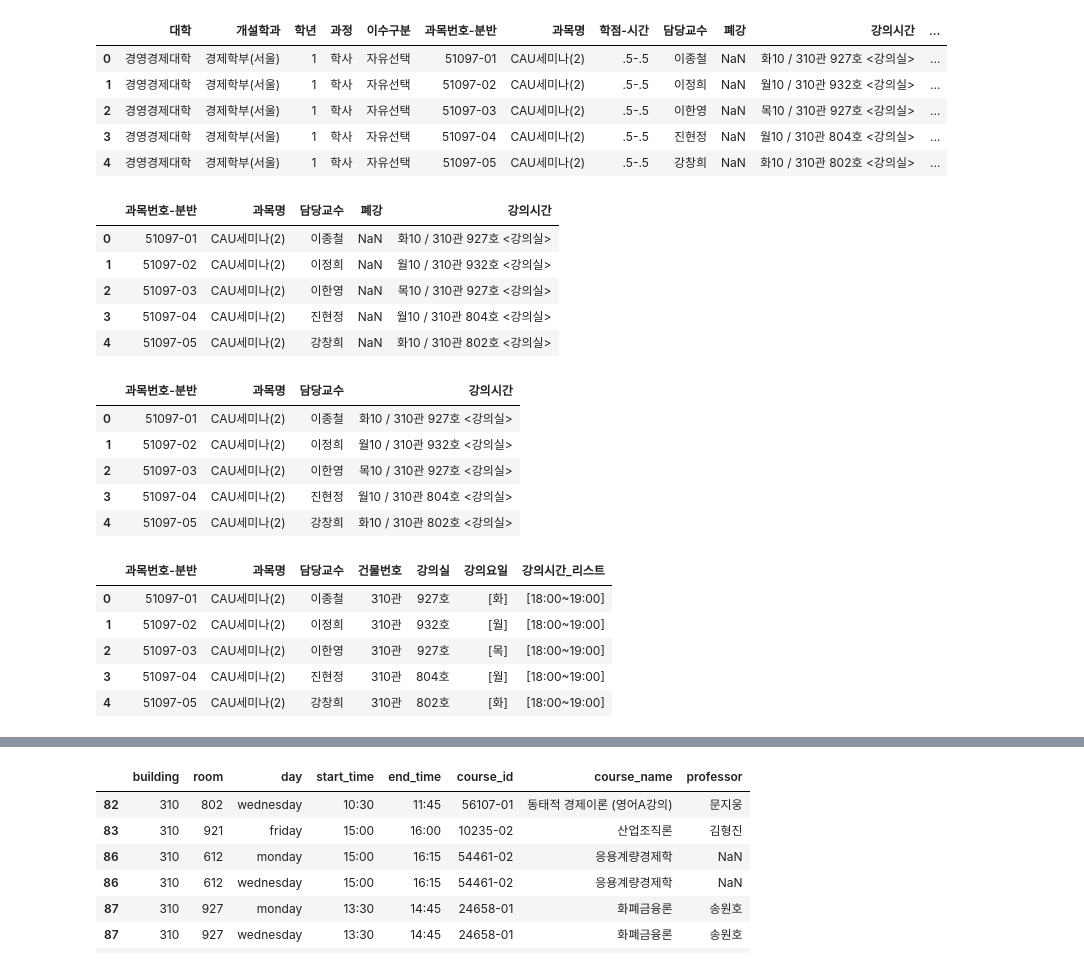
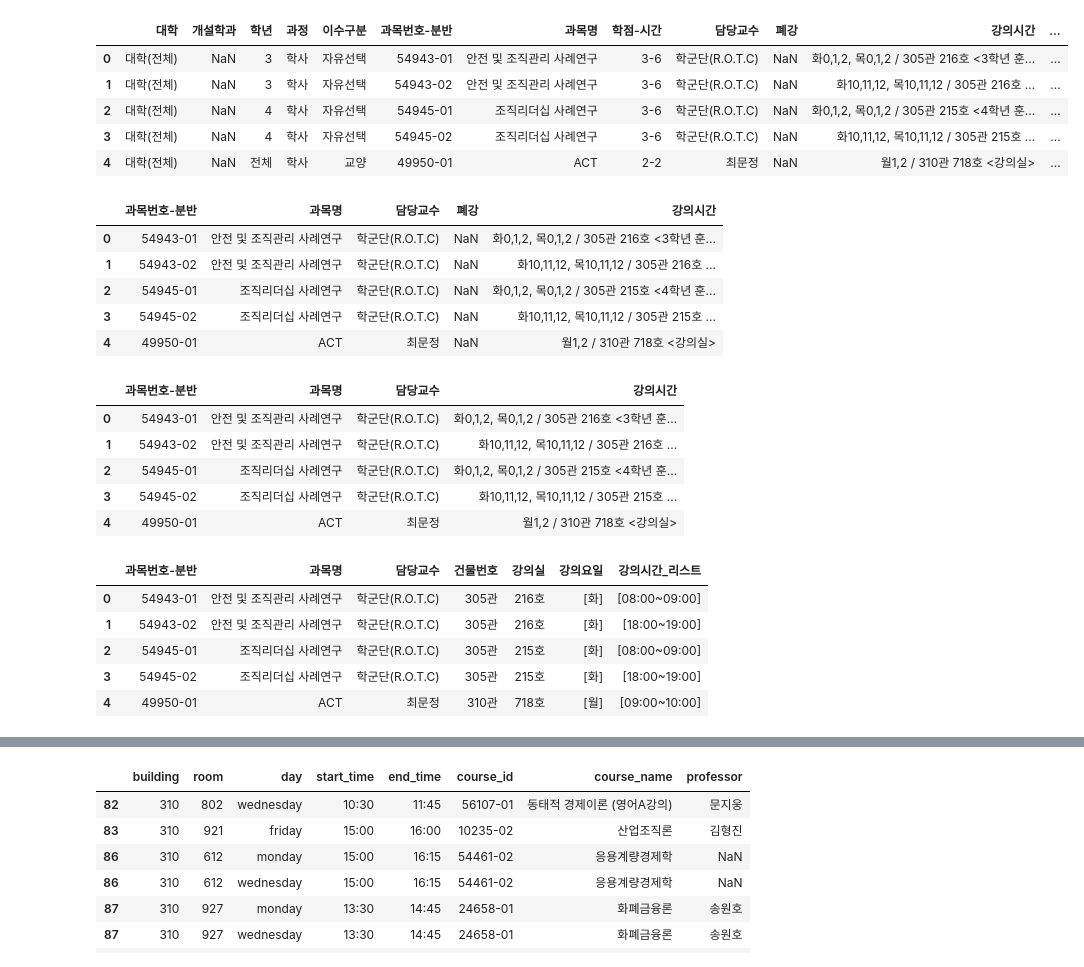
Before and after one commit to Goldeast16/Vacant_Room_Backend, a Jupyter notebook: data/excel2json.ipynb, the cells around one changed output, grey strips where cells are left out. Cells and saved outputs as stored; diff of their text form; code cells hidden in the pictures.

```diff
--- a/data/excel2json.ipynb
+++ b/data/excel2json.ipynb
@@ -3,20 +3,20 @@ import pandas as pd
 import os
 # %%
 # 엑셀 파일 경로
-excel_path = "raw_data/25_2_department_of_economics.xlsx"
+excel_path = "raw_data/cau_2025_timetable.xlsx"
 
 # 엑셀 로드 (첫 시트 기준)
 excel_df = pd.read_excel(excel_path, engine="openpyxl")
 
 # DataFrame 확인
 excel_df.head()
 # %% [output]
 |  | 대학 | 개설학과 | 학년 | 과정 | 이수구분 | 과목번호-분반 | 과목명 | 학점-시간 | 담당교수 | 폐강 | 강의시간 | ... |
-| 0 | 경영경제대학 | 경제학부(서울) | 1 | 학사 | 자유선택 | 51097-01 | CAU세미나(2) | .5-.5 | 이종철 | NaN | 화10 / 310관 927호 <강의실> | ... |
-| 1 | 경영경제대학 | 경제학부(서울) | 1 | 학사 | 자유선택 | 51097-02 | CAU세미나(2) | .5-.5 | 이정희 | NaN | 월10 / 310관 932호 <강의실> | ... |
-| 2 | 경영경제대학 | 경제학부(서울) | 1 | 학사 | 자유선택 | 51097-03 | CAU세미나(2) | .5-.5 | 이한영 | NaN | 목10 / 310관 927호 <강의실> | ... |
-| 3 | 경영경제대학 | 경제학부(서울) | 1 | 학사 | 자유선택 | 51097-04 | CAU세미나(2) | .5-.5 | 진현정 | NaN | 월10 / 310관 804호 <강의실> | ... |
-| 4 | 경영경제대학 | 경제학부(서울) | 1 | 학사 | 자유선택 | 51097-05 | CAU세미나(2) | .5-.5 | 강창희 | NaN | 화10 / 310관 802호 <강의실> | ... |
+| 0 | 대학(전체) | NaN | 3 | 학사 | 자유선택 | 54943-01 | 안전 및 조직관리 사례연구 | 3-6 | 학군단(R.O.T.C) | NaN | 화0,1,2, 목0,1,2 / 305관 216호 <3학년 훈... | ... |
+| 1 | 대학(전체) | NaN | 3 | 학사 | 자유선택 | 54943-02 | 안전 및 조직관리 사례연구 | 3-6 | 학군단(R.O.T.C) | NaN | 화10,11,12, 목10,11,12 / 305관 216호 ... | ... |
+| 2 | 대학(전체) | NaN | 4 | 학사 | 자유선택 | 54945-01 | 조직리더십 사례연구 | 3-6 | 학군단(R.O.T.C) | NaN | 화0,1,2, 목0,1,2 / 305관 215호 <4학년 훈... | ... |
+| 3 | 대학(전체) | NaN | 4 | 학사 | 자유선택 | 54945-02 | 조직리더십 사례연구 | 3-6 | 학군단(R.O.T.C) | NaN | 화10,11,12, 목10,11,12 / 305관 215호 ... | ... |
+| 4 | 대학(전체) | NaN | 전체 | 학사 | 교양 | 49950-01 | ACT | 2-2 | 최문정 | NaN | 월1,2 / 310관 718호 <강의실> | ... |
 # %%
 # 1. 과목번호, 과목명, 담당교수, 폐강, 강의시간만 남기고 제거
 columns_to_keep = ["과목번호-분반", "과목명", "담당교수", "폐강", "강의시간"]
@@ -24,11 +24,11 @@ excel_df = excel_df[columns_to_keep]
 excel_df.head()
 # %% [output]
 |  | 과목번호-분반 | 과목명 | 담당교수 | 폐강 | 강의시간 |
-| 0 | 51097-01 | CAU세미나(2) | 이종철 | NaN | 화10 / 310관 927호 <강의실> |
-| 1 | 51097-02 | CAU세미나(2) | 이정희 | NaN | 월10 / 310관 932호 <강의실> |
-| 2 | 51097-03 | CAU세미나(2) | 이한영 | NaN | 목10 / 310관 927호 <강의실> |
-| 3 | 51097-04 | CAU세미나(2) | 진현정 | NaN | 월10 / 310관 804호 <강의실> |
-| 4 | 51097-05 | CAU세미나(2) | 강창희 | NaN | 화10 / 310관 802호 <강의실> |
+| 0 | 54943-01 | 안전 및 조직관리 사례연구 | 학군단(R.O.T.C) | NaN | 화0,1,2, 목0,1,2 / 305관 216호 <3학년 훈... |
+| 1 | 54943-02 | 안전 및 조직관리 사례연구 | 학군단(R.O.T.C) | NaN | 화10,11,12, 목10,11,12 / 305관 216호 ... |
+| 2 | 54945-01 | 조직리더십 사례연구 | 학군단(R.O.T.C) | NaN | 화0,1,2, 목0,1,2 / 305관 215호 <4학년 훈... |
+| 3 | 54945-02 | 조직리더십 사례연구 | 학군단(R.O.T.C) | NaN | 화10,11,12, 목10,11,12 / 305관 215호 ... |
+| 4 | 49950-01 | ACT | 최문정 | NaN | 월1,2 / 310관 718호 <강의실> |
 # %%
 # 1. 폐강 열이 NaN이 아닌 행 제거
 excel_df = excel_df[excel_df["폐강"].isna()]
@@ -38,11 +38,11 @@ excel_df = excel_df.drop(columns=["폐강"])
 excel_df.head()
 # %% [output]
 |  | 과목번호-분반 | 과목명 | 담당교수 | 강의시간 |
-| 0 | 51097-01 | CAU세미나(2) | 이종철 | 화10 / 310관 927호 <강의실> |
-| 1 | 51097-02 | CAU세미나(2) | 이정희 | 월10 / 310관 932호 <강의실> |
-| 2 | 51097-03 | CAU세미나(2) | 이한영 | 목10 / 310관 927호 <강의실> |
-| 3 | 51097-04 | CAU세미나(2) | 진현정 | 월10 / 310관 804호 <강의실> |
-| 4 | 51097-05 | CAU세미나(2) | 강창희 | 화10 / 310관 802호 <강의실> |
+| 0 | 54943-01 | 안전 및 조직관리 사례연구 | 학군단(R.O.T.C) | 화0,1,2, 목0,1,2 / 305관 216호 <3학년 훈... |
+| 1 | 54943-02 | 안전 및 조직관리 사례연구 | 학군단(R.O.T.C) | 화10,11,12, 목10,11,12 / 305관 216호 ... |
+| 2 | 54945-01 | 조직리더십 사례연구 | 학군단(R.O.T.C) | 화0,1,2, 목0,1,2 / 305관 215호 <4학년 훈... |
+| 3 | 54945-02 | 조직리더십 사례연구 | 학군단(R.O.T.C) | 화10,11,12, 목10,11,12 / 305관 215호 ... |
+| 4 | 49950-01 | ACT | 최문정 | 월1,2 / 310관 718호 <강의실> |
 # %%
 def convert_period_to_time(period_num: int) -> str:
     # 0교시: 8시 시작, 그 이후는 9시부터 시작
@@ -131,8 +131,8 @@ excel_df = excel_df.drop(columns=["강의시간", "강의시간_24시"])
 excel_df.head()
 # %% [output]
 |  | 과목번호-분반 | 과목명 | 담당교수 | 건물번호 | 강의실 | 강의요일 | 강의시간_리스트 |
-| 0 | 51097-01 | CAU세미나(2) | 이종철 | 310관 | 927호 | [화] | [18:00~19:00] |
-| 1 | 51097-02 | CAU세미나(2) | 이정희 | 310관 | 932호 | [월] | [18:00~19:00] |
-| 2 | 51097-03 | CAU세미나(2) | 이한영 | 310관 | 927호 | [목] | [18:00~19:00] |
-| 3 | 51097-04 | CAU세미나(2) | 진현정 | 310관 | 804호 | [월] | [18:00~19:00] |
-| 4 | 51097-05 | CAU세미나(2) | 강창희 | 310관 | 802호 | [화] | [18:00~19:00] |
+| 0 | 54943-01 | 안전 및 조직관리 사례연구 | 학군단(R.O.T.C) | 305관 | 216호 | [화] | [08:00~09:00] |
+| 1 | 54943-02 | 안전 및 조직관리 사례연구 | 학군단(R.O.T.C) | 305관 | 216호 | [화] | [18:00~19:00] |
+| 2 | 54945-01 | 조직리더십 사례연구 | 학군단(R.O.T.C) | 305관 | 215호 | [화] | [08:00~09:00] |
+| 3 | 54945-02 | 조직리더십 사례연구 | 학군단(R.O.T.C) | 305관 | 215호 | [화] | [18:00~19:00] |
+| 4 | 49950-01 | ACT | 최문정 | 310관 | 718호 | [월] | [09:00~10:00] |
```
Also changed, not shown: parts of 4 cells of this notebook, 2 other files.
